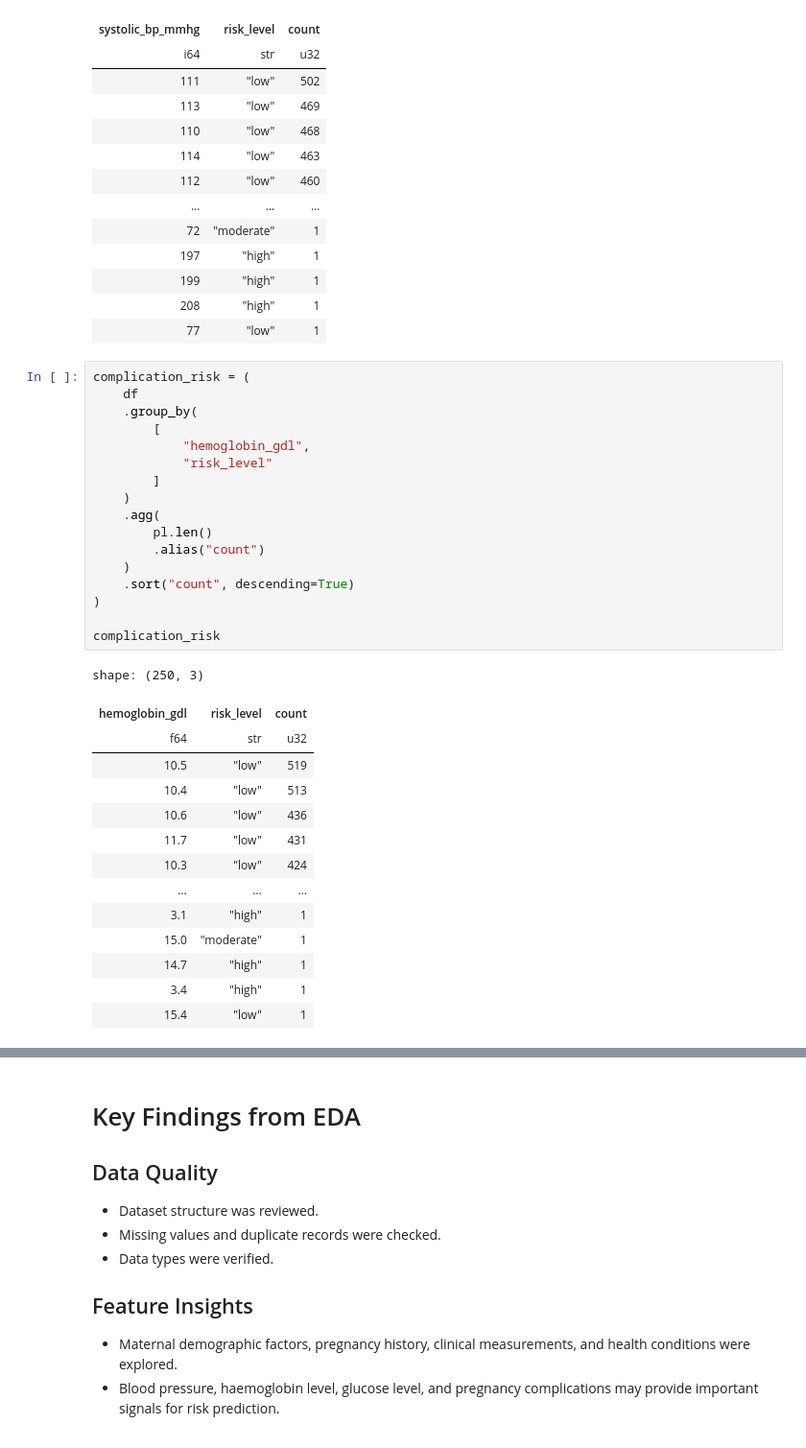
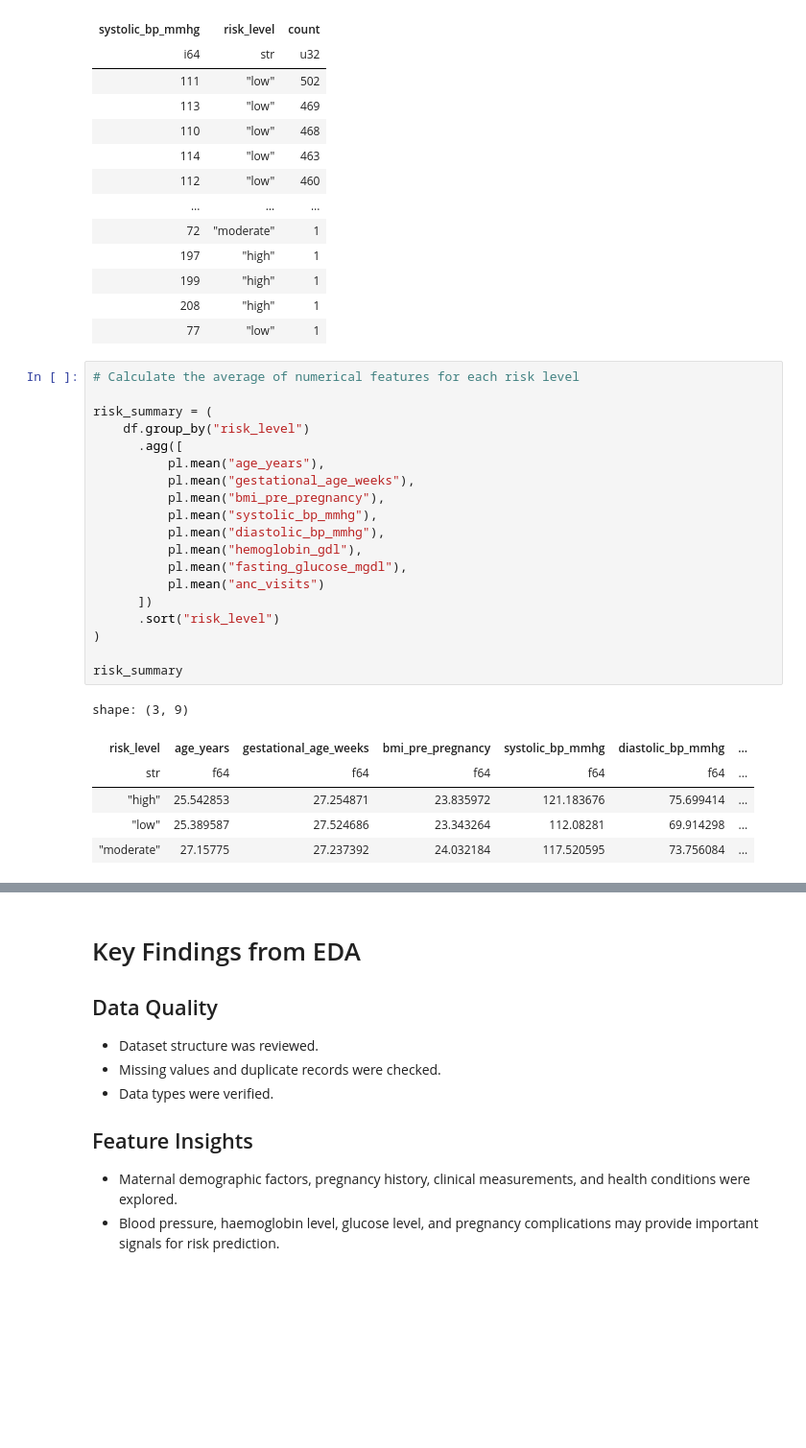
Before and after one commit to Elugbindin-Kehinde-Rashidat/Pregnancy-Journey-Partner-Project, a Jupyter notebook: notebooks/01_exploratory_data_analysis.ipynb, the cells around one changed output, grey strips where cells are left out. Shown at 96% size. Drawn from its saved outputs; the diff is of its cells as text; blank space fills up the shorter version.

```diff
--- a/notebooks/01_exploratory_data_analysis.ipynb
+++ b/notebooks/01_exploratory_data_analysis.ipynb
@@ -575,35 +622,29 @@ shape: (271, 3)
 | 199 | "high" | 1 |
 | 208 | "high" | 1 |
 | 77 | "low" | 1 |
-# %%
-complication_risk = (
-    df
-    .group_by(
-        [
-            "hemoglobin_gdl",
-            "risk_level"
-        ]
-    )
-    .agg(
-        pl.len()
-        .alias("count")
-    )
-    .sort("count", descending=True)
-)
-
-complication_risk
-# %% [output]
-shape: (250, 3)
-| hemoglobin_gdl | risk_level | count |
-| f64 | str | u32 |
-| 10.5 | "low" | 519 |
-| 10.4 | "low" | 513 |
-| 10.6 | "low" | 436 |
-| 11.7 | "low" | 431 |
-| 10.3 | "low" | 424 |
-| … | … | … |
-| 3.1 | "high" | 1 |
-| 15.0 | "moderate" | 1 |
-| 14.7 | "high" | 1 |
-| 3.4 | "high" | 1 |
-| 15.4 | "low" | 1 |
+# %%
+# Calculate the average of numerical features for each risk level
+
+risk_summary = (
+    df.group_by("risk_level")
+      .agg([
+          pl.mean("age_years"),
+          pl.mean("gestational_age_weeks"),
+          pl.mean("bmi_pre_pregnancy"),
+          pl.mean("systolic_bp_mmhg"),
+          pl.mean("diastolic_bp_mmhg"),
+          pl.mean("hemoglobin_gdl"),
+          pl.mean("fasting_glucose_mgdl"),
+          pl.mean("anc_visits")
+      ])
+      .sort("risk_level")
+)
+
+risk_summary
+# %% [output]
+shape: (3, 9)
+| risk_level | age_years | gestational_age_weeks | bmi_pre_pregnancy | systolic_bp_mmhg | diastolic_bp_mmhg | ... |
+| str | f64 | f64 | f64 | f64 | f64 | ... |
+| "high" | 25.542853 | 27.254871 | 23.835972 | 121.183676 | 75.699414 | ... |
+| "low" | 25.389587 | 27.524686 | 23.343264 | 112.08281 | 69.914298 | ... |
+| "moderate" | 27.15775 | 27.237392 | 24.032184 | 117.520595 | 73.756084 | ... |
```
Also changed, not shown: parts of 7 cells of this notebook.
